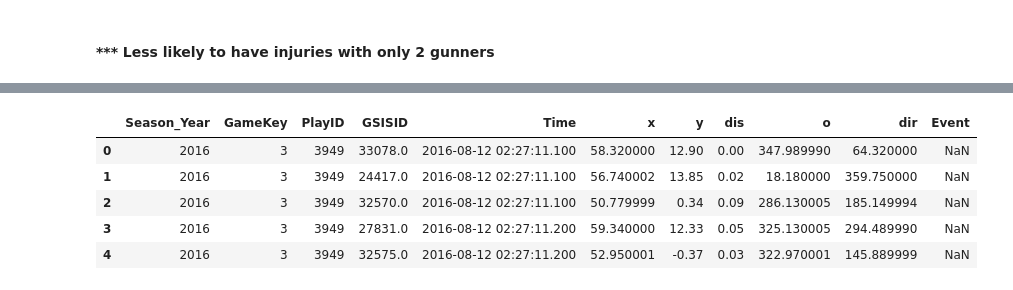
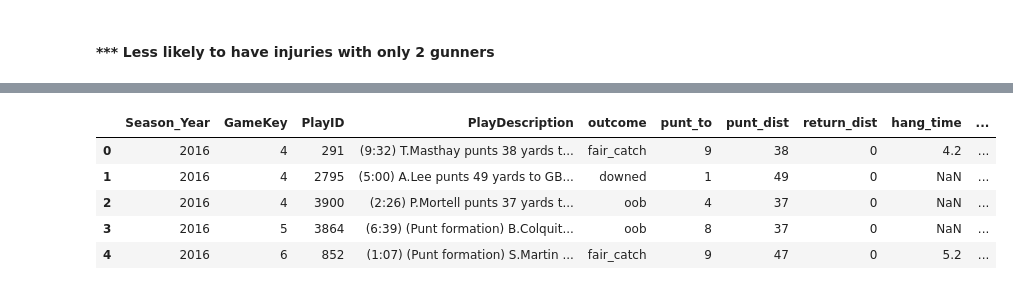
Before and after one commit to mtodisco10/nfl-punt-analytics, a Jupyter notebook: nfl_punt_script.ipynb, the cells around one changed output, grey strips where cells are left out. Drawn from its saved outputs; the diff is of its cells as text; code cells hidden in the pictures.

```diff
--- a/nfl_punt_script.ipynb
+++ b/nfl_punt_script.ipynb
@@ -815,2 +1142,9 @@ punt_detail_df = parse_play_description(play_info, ['touchback', 'fair_catch','o
 # %%
-punt_detail_df.head()
+inside_ten.head()
+# %% [output]
+|  | Season_Year | GameKey | PlayID | PlayDescription | outcome | punt_to | punt_dist | return_dist | hang_time | ... |
+| 0 | 2016 | 4 | 291 | (9:32) T.Masthay punts 38 yards t... | fair_catch | 9 | 38 | 0 | 4.2 | ... |
+| 1 | 2016 | 4 | 2795 | (5:00) A.Lee punts 49 yards to GB... | downed | 1 | 49 | 0 | NaN | ... |
+| 2 | 2016 | 4 | 3900 | (2:26) P.Mortell punts 37 yards t... | oob | 4 | 37 | 0 | NaN | ... |
+| 3 | 2016 | 5 | 3864 | (6:39) (Punt formation) B.Colquit... | oob | 8 | 37 | 0 | NaN | ... |
+| 4 | 2016 | 6 | 852 | (1:07) (Punt formation) S.Martin ... | fair_catch | 9 | 47 | 0 | 5.2 | ... |
@@ -825,9 +1150,0 @@ snip = re.search('(to [A-Z]* [0-9]+ for [-+]?[0-9]+ yards?)', string).group(0)
-# %%
-NGS_df.head()
-# %% [output]
-|  | Season_Year | GameKey | PlayID | GSISID | Time | x | y | dis | o | dir | Event |
-| 0 | 2016 | 3 | 3949 | 33078.0 | 2016-08-12 02:27:11.100 | 58.320000 | 12.90 | 0.00 | 347.989990 | 64.320000 | NaN |
-| 1 | 2016 | 3 | 3949 | 24417.0 | 2016-08-12 02:27:11.100 | 56.740002 | 13.85 | 0.02 | 18.180000 | 359.750000 | NaN |
-| 2 | 2016 | 3 | 3949 | 32570.0 | 2016-08-12 02:27:11.100 | 50.779999 | 0.34 | 0.09 | 286.130005 | 185.149994 | NaN |
-| 3 | 2016 | 3 | 3949 | 27831.0 | 2016-08-12 02:27:11.200 | 59.340000 | 12.33 | 0.05 | 325.130005 | 294.489990 | NaN |
-| 4 | 2016 | 3 | 3949 | 32575.0 | 2016-08-12 02:27:11.200 | 52.950001 | -0.37 | 0.03 | 322.970001 | 145.889999 | NaN |
```
Also changed, not shown: parts of 132 cells of this notebook.
